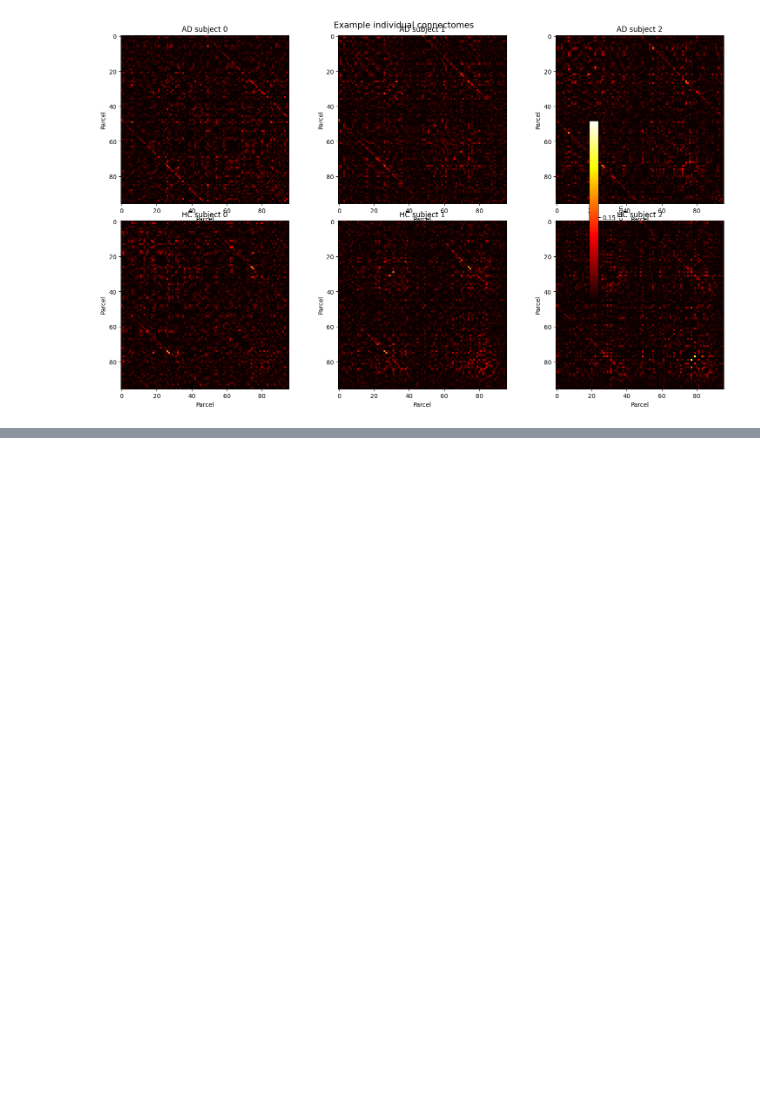
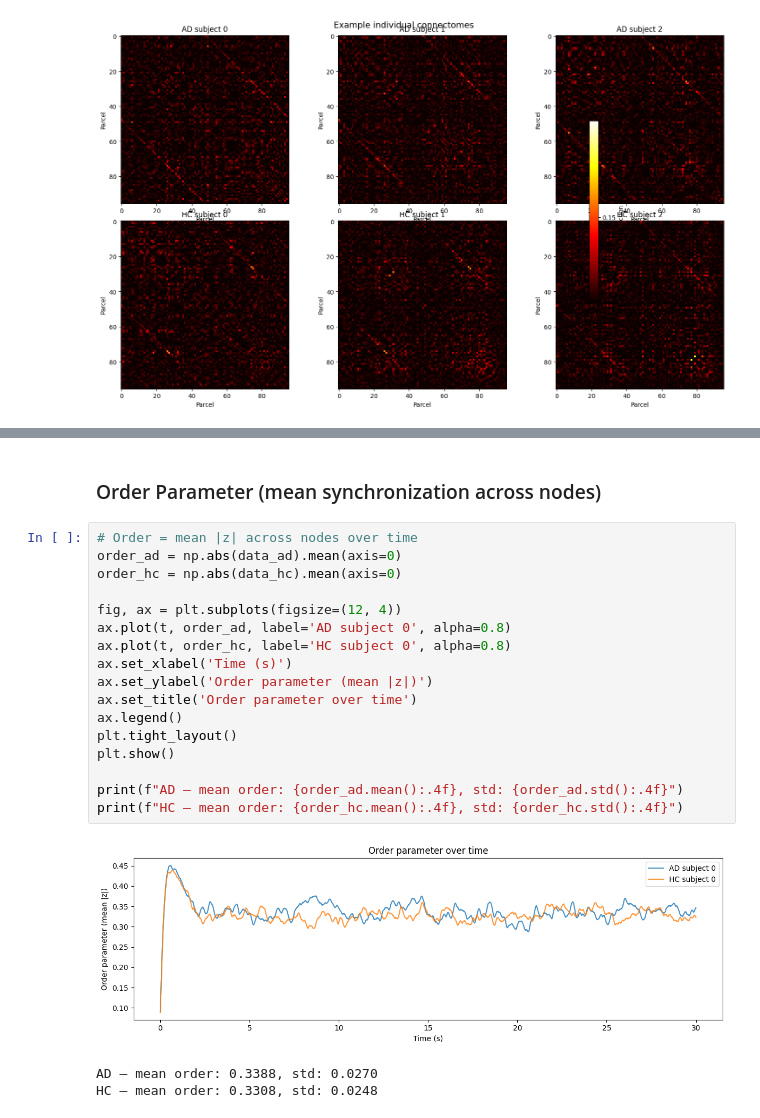
Before and after one commit to Grega2804/GABS-Project, a Jupyter notebook: Code/notebook.ipynb, the cells around one changed output, grey strips where cells are left out. Saved outputs shown, nothing was run; the diff lists cells and outputs as text; blank space fills up the shorter version.

```diff
--- a/Code/notebook.ipynb
+++ b/Code/notebook.ipynb
@@ -180,0 +318,23 @@ plt.show()
+# %% [markdown]
+### Order Parameter (mean synchronization across nodes)
+# %%
+# Order = mean |z| across nodes over time
+order_ad = np.abs(data_ad).mean(axis=0)
+order_hc = np.abs(data_hc).mean(axis=0)
+
+fig, ax = plt.subplots(figsize=(12, 4))
+ax.plot(t, order_ad, label='AD subject 0', alpha=0.8)
+ax.plot(t, order_hc, label='HC subject 0', alpha=0.8)
+ax.set_xlabel('Time (s)')
+ax.set_ylabel('Order parameter (mean |z|)')
+ax.set_title('Order parameter over time')
+ax.legend()
+plt.tight_layout()
+plt.show()
+
+print(f"AD — mean order: {order_ad.mean():.4f}, std: {order_ad.std():.4f}")
+print(f"HC — mean order: {order_hc.mean():.4f}, std: {order_hc.std():.4f}")
+# %% [output]
+[figure, added]
+AD — mean order: 0.3388, std: 0.0270
+HC — mean order: 0.3308, std: 0.0248
```
Also changed, not shown: parts of 19 cells of this notebook.
